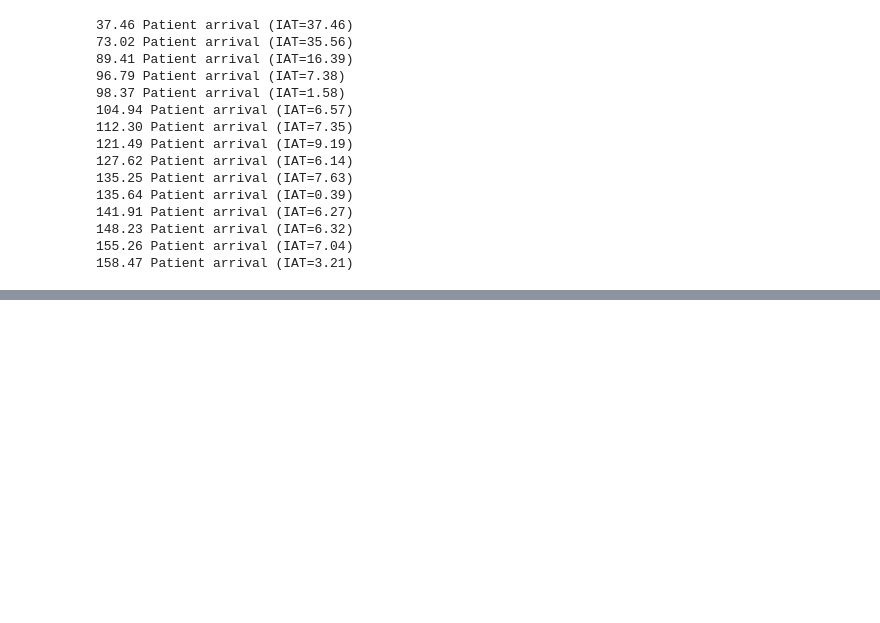
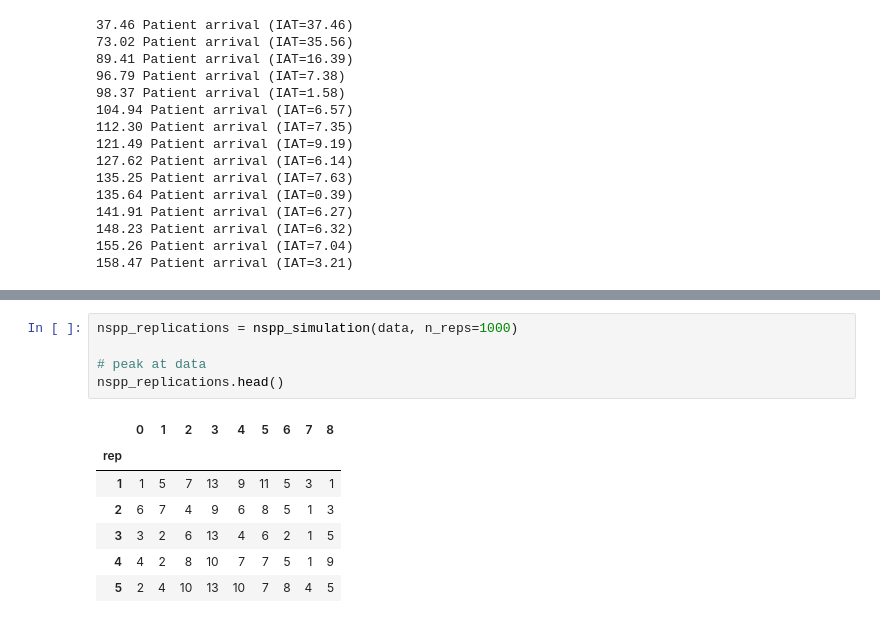
Before and after one commit to TomMonks/sim-tools, a Jupyter notebook: docs/01_sampling/02_time_dependent_examples.ipynb, the cells around one changed output, grey strips where cells are left out. Drawn from its saved outputs; the diff is of its cells as text; blank space fills up the shorter version.

```diff
--- a/docs/01_sampling/02_time_dependent_examples.ipynb
+++ b/docs/01_sampling/02_time_dependent_examples.ipynb
@@ -260,0 +117,13 @@ fig, ax = visualise_nspp_via_thinning(data)
+# %%
+nspp_replications = nspp_simulation(data, n_reps=1000)
+
+# peak at data
+nspp_replications.head()
+# %% [output]
+|  | 0 | 1 | 2 | 3 | 4 | 5 | 6 | 7 | 8 |
+| rep |  |  |  |  |  |  |  |  |  |
+| 1 | 1 | 5 | 7 | 13 | 9 | 11 | 5 | 3 | 1 |
+| 2 | 6 | 7 | 4 | 9 | 6 | 8 | 5 | 1 | 3 |
+| 3 | 3 | 2 | 6 | 13 | 4 | 6 | 2 | 1 | 5 |
+| 4 | 4 | 2 | 8 | 10 | 7 | 7 | 5 | 1 | 9 |
+| 5 | 2 | 4 | 10 | 13 | 10 | 7 | 8 | 4 | 5 |
```
Also changed, not shown: parts of 7 cells of this notebook.
